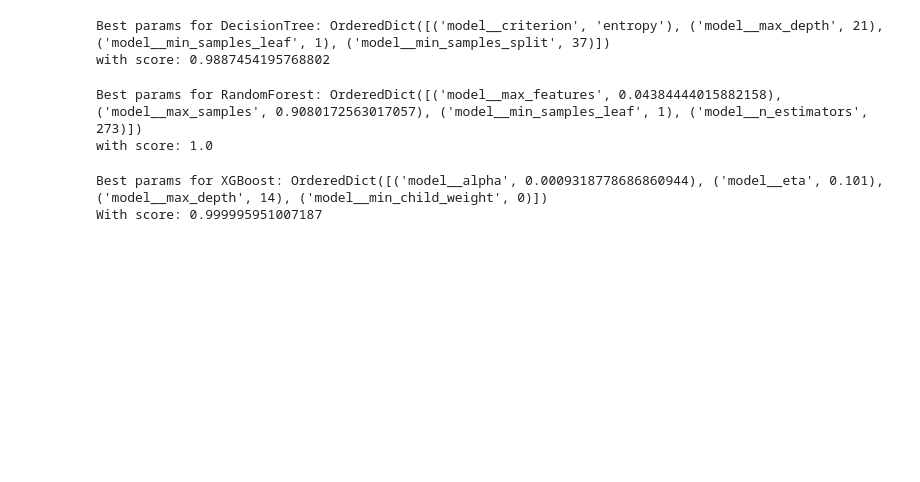
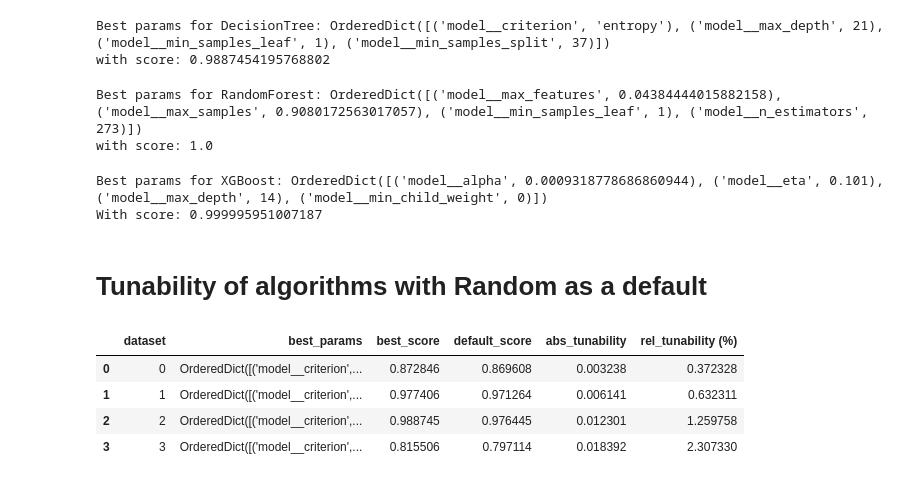
Before and after one commit to UserKrzysztof/AutoML-project1-tunability, a Jupyter notebook: code/bayes_search_overalll.ipynb, the cells around one changed output. Drawn from its saved outputs; the diff is of its cells as text; code cells hidden in the pictures; blank space fills up the shorter version.

Commit message:
Computed tunability of algorithms via BayesSearch with the results of RandomSearch as default

```diff
--- a/code/bayes_search_overalll.ipynb
+++ b/code/bayes_search_overalll.ipynb
@@ -129,3 +128,34 @@ print(f"With score: {best_params_XGBoost_score}")
 # %% [output]
 Best params for XGBoost: OrderedDict([('model__alpha', 0.0009318778686860944), ('model__eta', 0.101), ('model__max_depth', 14), ('model__min_child_weight', 0)])
 With score: 0.999995951007187
+# %% [markdown]
+# Tunability of algorithms with Random as a default
+# %%
+history_DecisionTree = pd.read_csv('../history/history_dataset_DecisionTree.csv')
+history_RandomForest = pd.read_csv('../history/history_dataset_RandomForest.csv')
+history_XGBoost = pd.read_csv('../history/history_dataset_XGBoost.csv')
+# %%
+history_bayes_DecisionTree = pd.read_csv('../history_bayes/history_bayes_all_DecisionTree.csv')
+history_bayes_RandomForest = pd.read_csv('../history_bayes/history_bayes_all_RandomForest.csv')
+history_bayes_XGBoost = pd.read_csv('../history_bayes/history_bayes_all_XGBoost.csv')
+# %%
+def get_best_params_per_dataset_bayes(bayes_df, random_df):
+    bayes_df['params_str'] = bayes_df['params'].apply(lambda x: str(x))
+    best_params_per_dataset = bayes_df.sort_values(['dataset', 'rank_test_score'], ascending=[True, True]).groupby('dataset').first().reset_index()
+    best_params_per_dataset.rename(columns={'params_str': 'best_params', 'mean_test_score': 'best_score'}, inplace=True)
+    best_params_per_dataset = best_params_per_dataset[['dataset', 'best_params', 'best_score']]
+    default_params, _ = get_best_params_overall(random_df)
+    score_for_default_params = random_df[random_df['params_str'] == default_params][['dataset', 'mean_test_score']].rename(columns={'mean_test_score': 'default_score'})
+    best_params_per_dataset = best_params_per_dataset.merge(score_for_default_params, on='dataset', how='left')
+    best_params_per_dataset['abs_tunability'] = best_params_per_dataset['best_score'] - best_params_per_dataset['default_score']
+    best_params_per_dataset['rel_tunability (%)'] = best_params_per_dataset['abs_tunability'] / best_params_per_dataset['default_score'] * 100
+    return best_params_per_dataset
+# %%
+best_params_per_dataset_DecisionTree = get_best_params_per_dataset_bayes(history_bayes_DecisionTree, history_DecisionTree)
+best_params_per_dataset_DecisionTree
+# %% [output]
+|  | dataset | best_params | best_score | default_score | abs_tunability | rel_tunability (%) |
+| 0 | 0 | OrderedDict([('model__criterion',... | 0.872846 | 0.869608 | 0.003238 | 0.372328 |
+| 1 | 1 | OrderedDict([('model__criterion',... | 0.977406 | 0.971264 | 0.006141 | 0.632311 |
+| 2 | 2 | OrderedDict([('model__criterion',... | 0.988745 | 0.976445 | 0.012301 | 1.259758 |
+| 3 | 3 | OrderedDict([('model__criterion',... | 0.815506 | 0.797114 | 0.018392 | 2.307330 |
```
Also changed, not shown: parts of 14 cells of this notebook, 2 other files.
